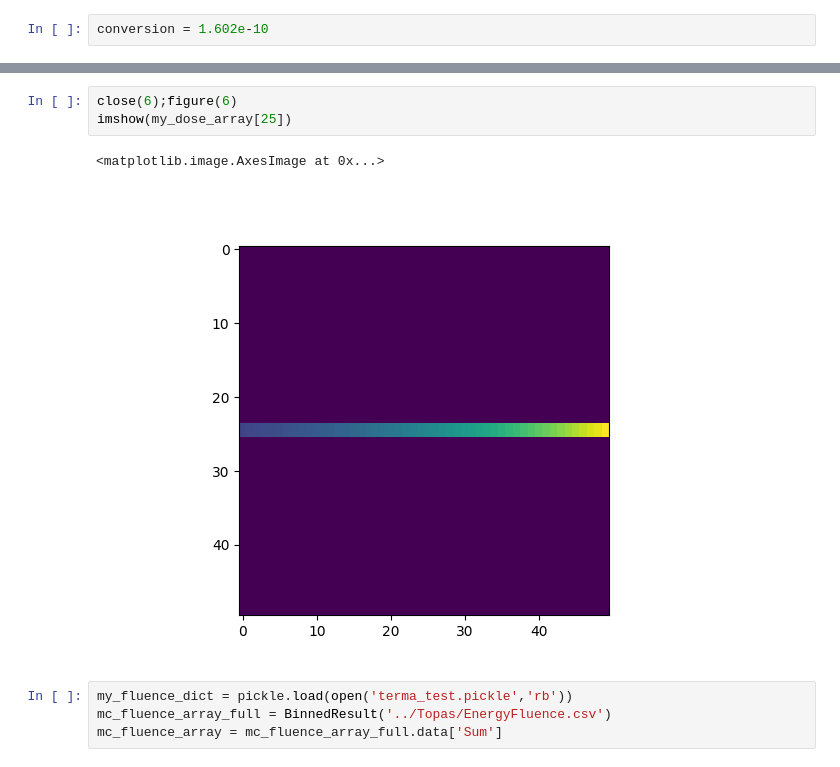
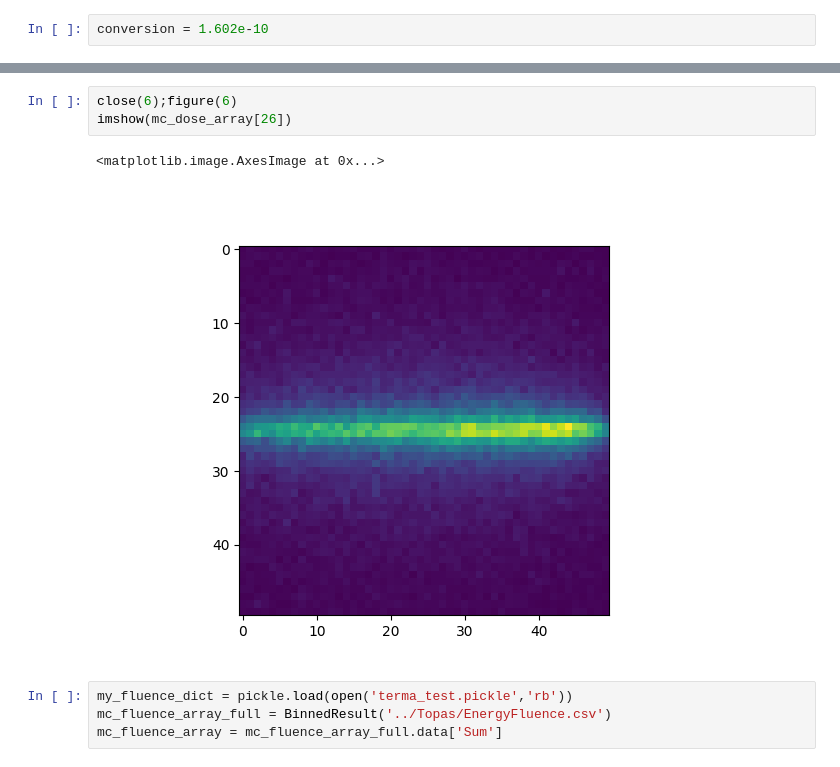
Before and after one commit to jbrewster7/NSERC-Summer-2022, a Jupyter notebook: Python/Monte_Carlo_Comparisons.ipynb, the cells around one changed output, grey strips where cells are left out. Saved outputs shown, nothing was run; the diff lists cells and outputs as text.

```diff
--- a/Python/Monte_Carlo_Comparisons.ipynb
+++ b/Python/Monte_Carlo_Comparisons.ipynb
@@ -54,9 +91,9 @@ legend()
 # %%
 close(6);figure(6)
-imshow(my_dose_array[25])
+imshow(mc_dose_array[26])
 # %% [output]
 <matplotlib.image.AxesImage at 0x...>
-[figure, old version]
+[figure, new version]
 # %%
 my_fluence_dict = pickle.load(open('terma_test.pickle','rb'))
 mc_fluence_array_full = BinnedResult('../Topas/EnergyFluence.csv')
```
Also changed, not shown: parts of 20 cells of this notebook, 7 other files.
